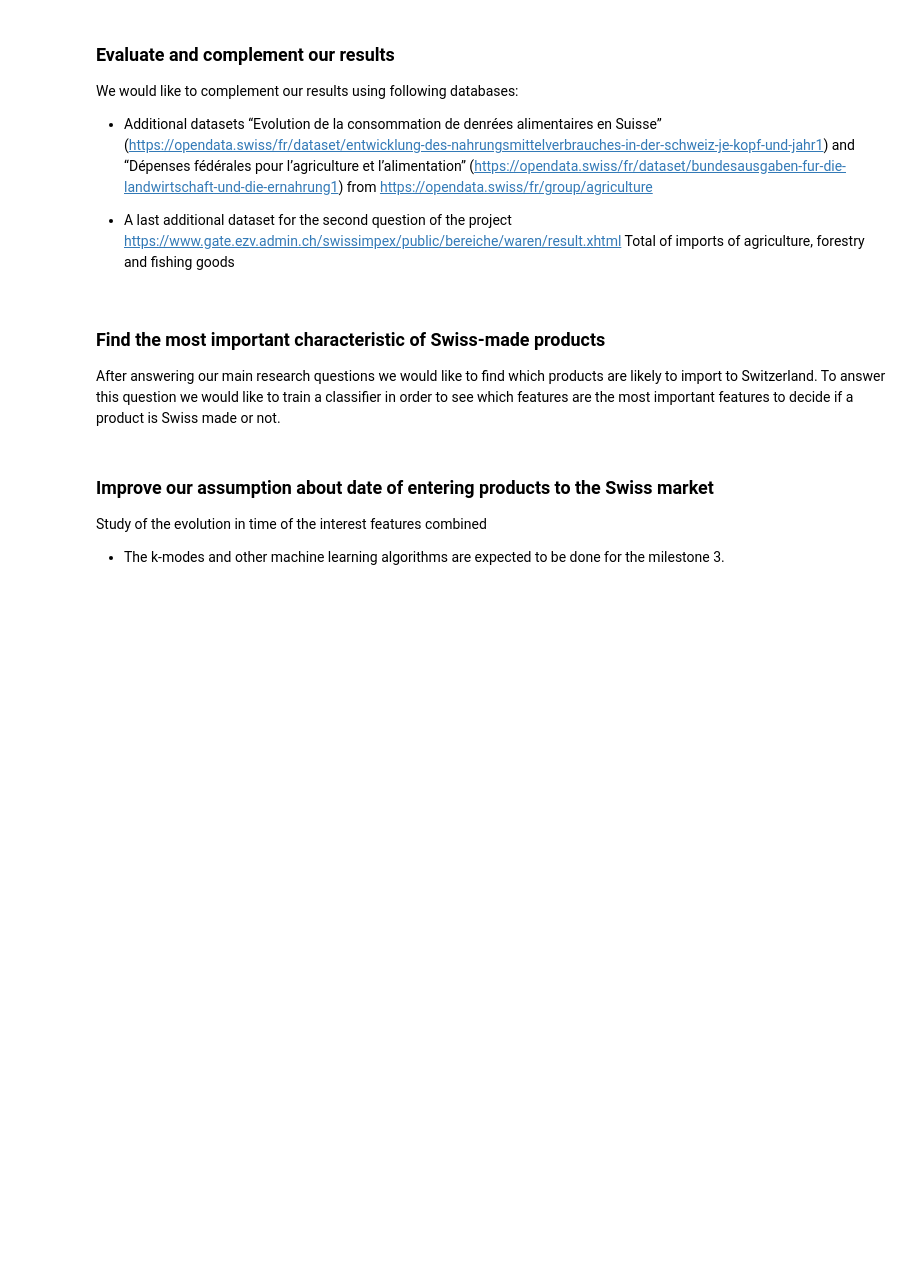
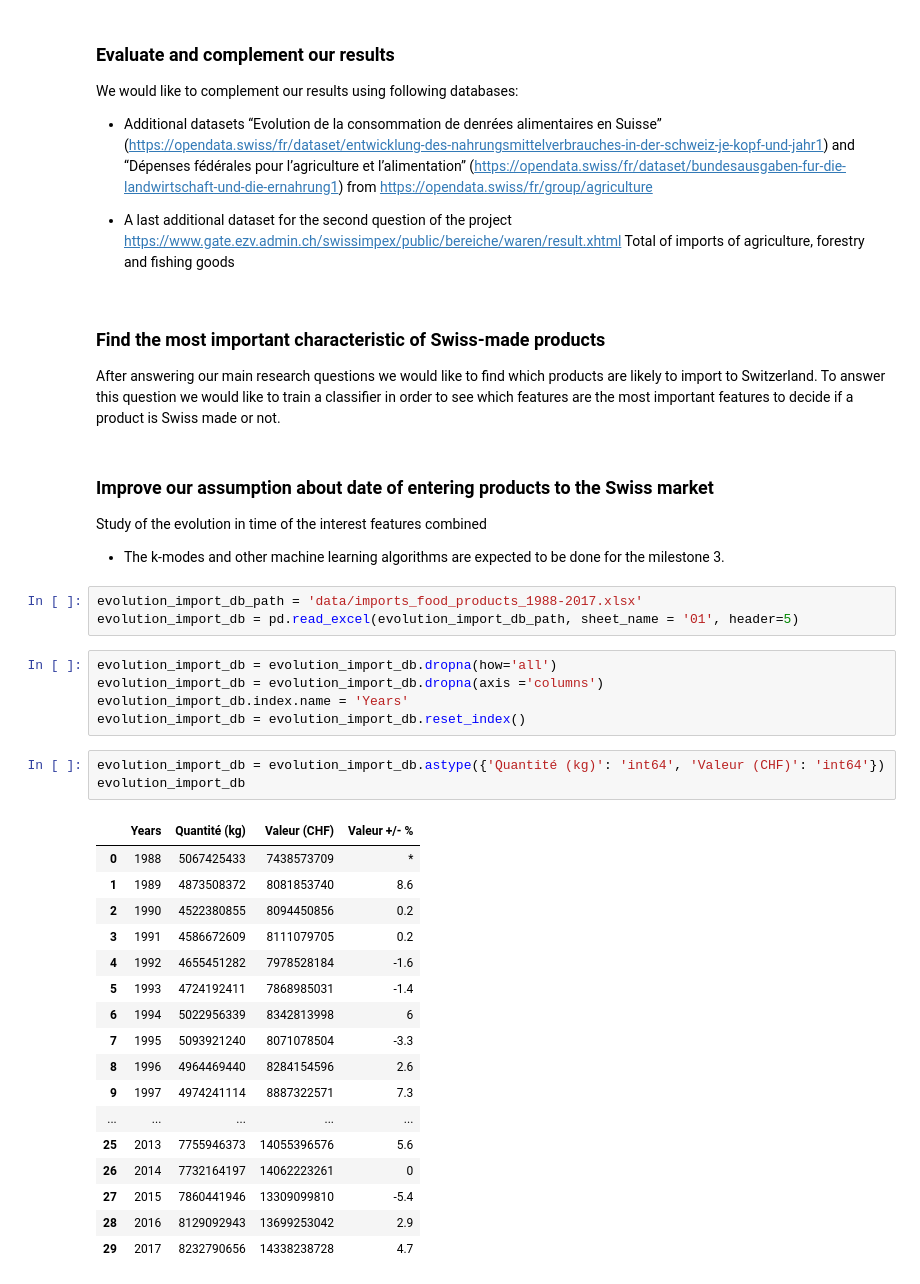
Before and after one commit to MrymZakani/ADA, a Jupyter notebook: project.ipynb, the cells around one changed output. Drawn from its saved outputs; the diff is of its cells as text; blank space fills up the shorter version.

```diff
--- a/project.ipynb
+++ b/project.ipynb
@@ -760,3 +760,32 @@ After answering our main research questions we would like to find which products
 
 Study of the evolution in time of the interest features combined
 - The k-modes and other machine learning algorithms are expected to be done for the milestone 3.
+# %%
+evolution_import_db_path = 'data/imports_food_products_1988-2017.xlsx'
+evolution_import_db = pd.read_excel(evolution_import_db_path, sheet_name = '01', header=5)
+# %%
+evolution_import_db = evolution_import_db.dropna(how='all')
+evolution_import_db = evolution_import_db.dropna(axis ='columns')
+evolution_import_db.index.name = 'Years'
+evolution_import_db = evolution_import_db.reset_index()
+# %%
+evolution_import_db = evolution_import_db.astype({'Quantité (kg)': 'int64', 'Valeur (CHF)': 'int64'})
+evolution_import_db
+# %% [output]
+|  | Years | Quantité (kg) | Valeur (CHF) | Valeur +/- % |
+| 0 | 1988 | 5067425433 | 7438573709 | * |
+| 1 | 1989 | 4873508372 | 8081853740 | 8.6 |
+| 2 | 1990 | 4522380855 | 8094450856 | 0.2 |
+| 3 | 1991 | 4586672609 | 8111079705 | 0.2 |
+| 4 | 1992 | 4655451282 | 7978528184 | -1.6 |
+| 5 | 1993 | 4724192411 | 7868985031 | -1.4 |
+| 6 | 1994 | 5022956339 | 8342813998 | 6 |
+| 7 | 1995 | 5093921240 | 8071078504 | -3.3 |
+| 8 | 1996 | 4964469440 | 8284154596 | 2.6 |
+| 9 | 1997 | 4974241114 | 8887322571 | 7.3 |
+| ... | ... | ... | ... | ... |
+| 25 | 2013 | 7755946373 | 14055396576 | 5.6 |
+| 26 | 2014 | 7732164197 | 14062223261 | 0 |
+| 27 | 2015 | 7860441946 | 13309099810 | -5.4 |
+| 28 | 2016 | 8129092943 | 13699253042 | 2.9 |
+| 29 | 2017 | 8232790656 | 14338238728 | 4.7 |
```
Also changed, not shown: parts of 2 cells of this notebook, 3 other files.
